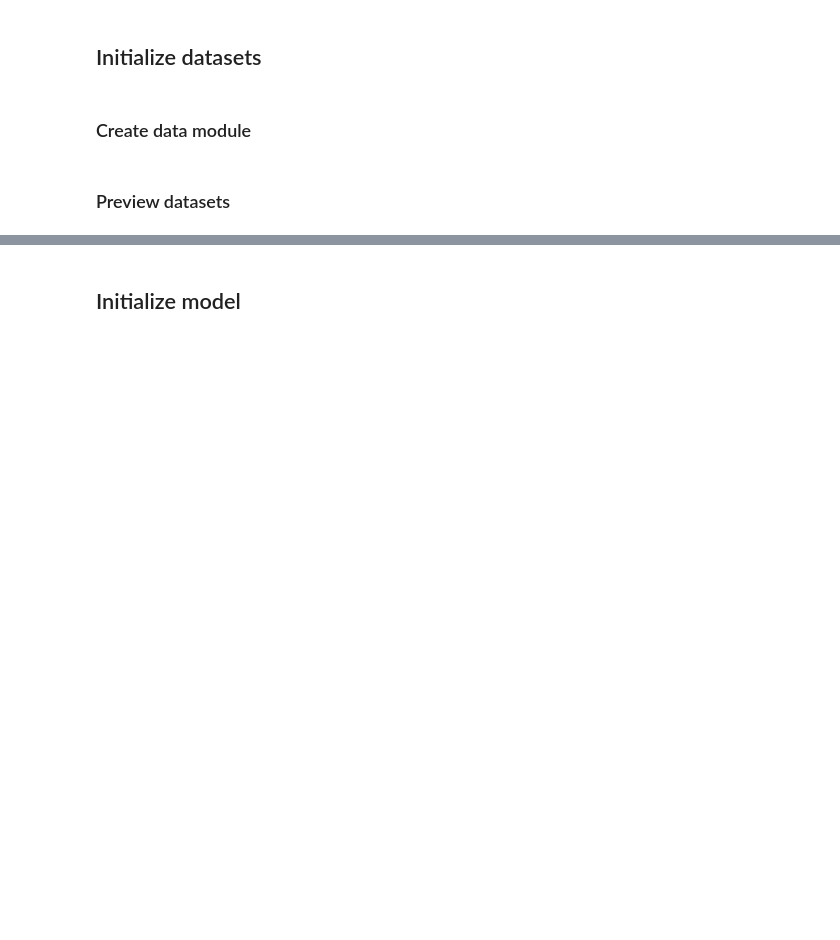
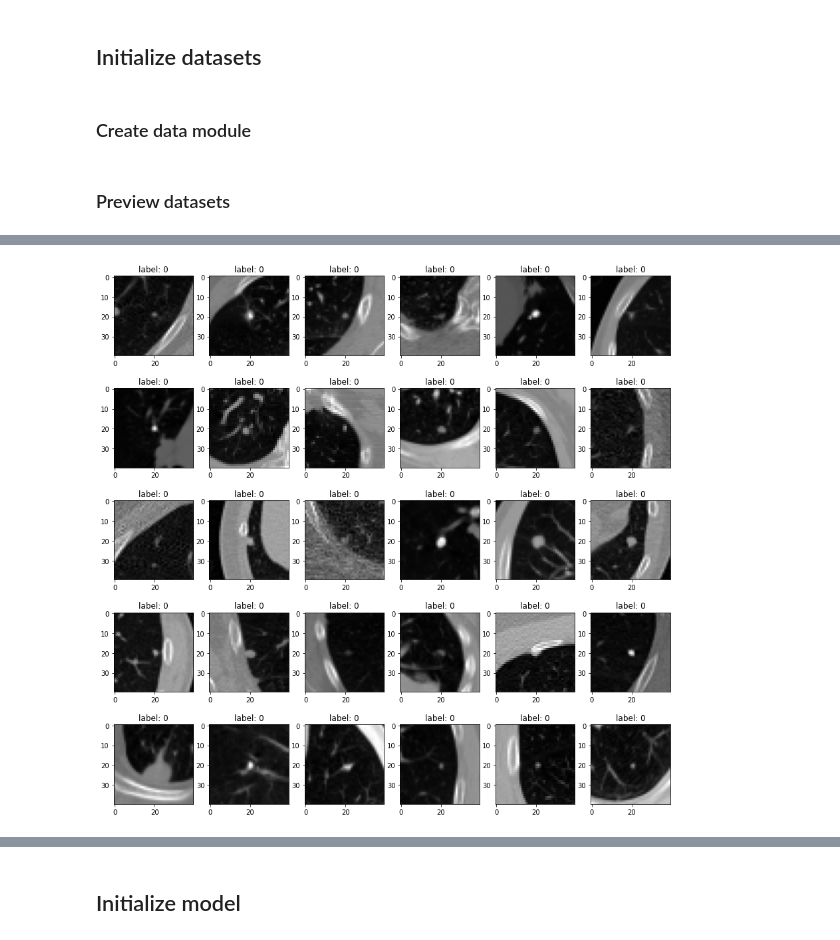
Before and after one commit to felixpeters/lung-cancer-detection, a Jupyter notebook: nbs/16_Nodule_Classification_Baseline.ipynb, the cells around one changed output, grey strips where cells are left out. Cells and saved outputs as stored; diff of their text form; code cells hidden in the pictures; blank space fills up the shorter version.

```diff
--- a/nbs/16_Nodule_Classification_Baseline.ipynb
+++ b/nbs/16_Nodule_Classification_Baseline.ipynb
@@ -20,0 +125,4 @@
+# %%
+preview_dataset(dm.query_by_label(split="valid", n=30, labels=[0]))
+# %% [output]
+[figure, added]
```
Also changed, not shown: parts of 31 cells of this notebook, 2 other files.
